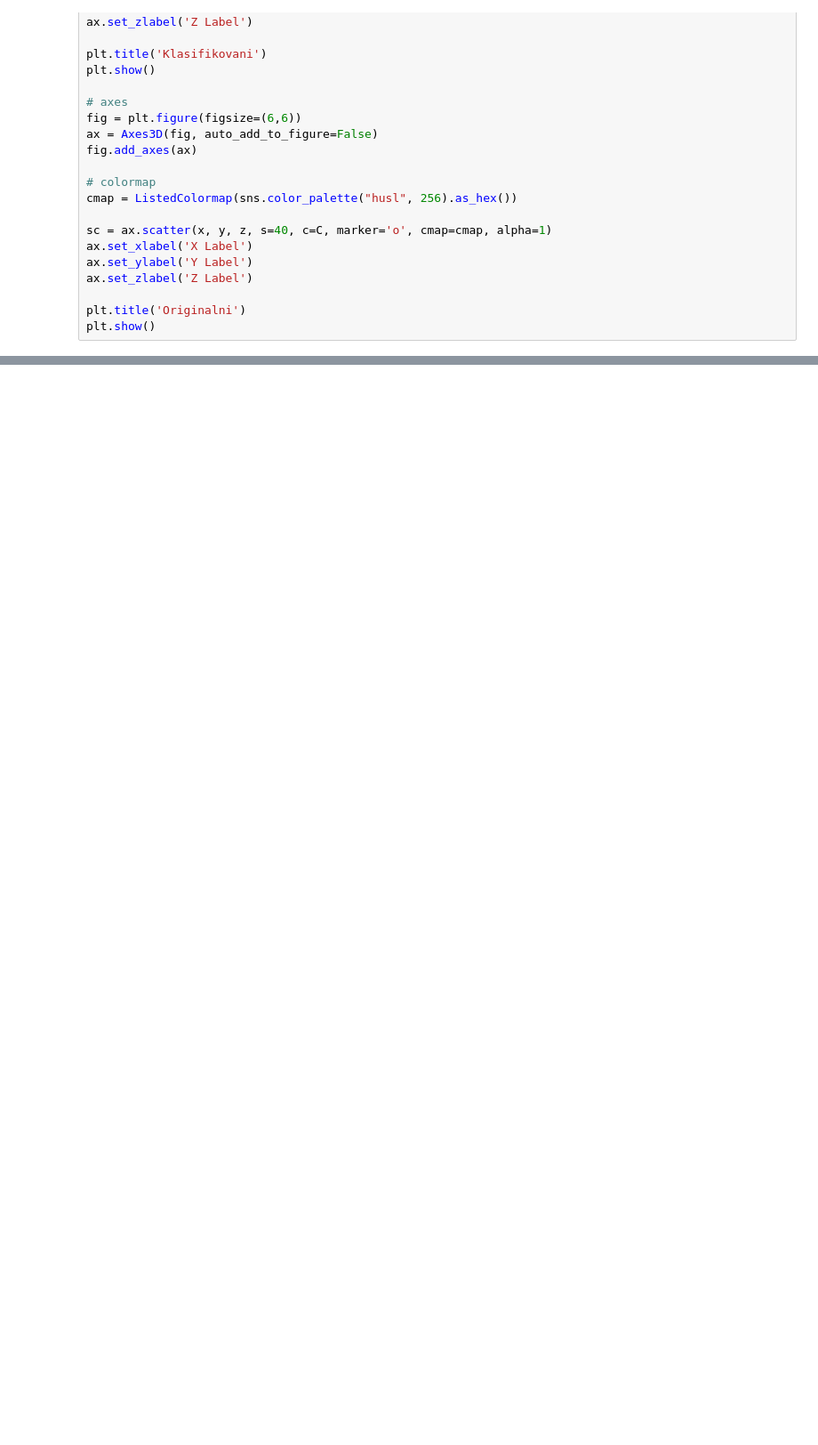
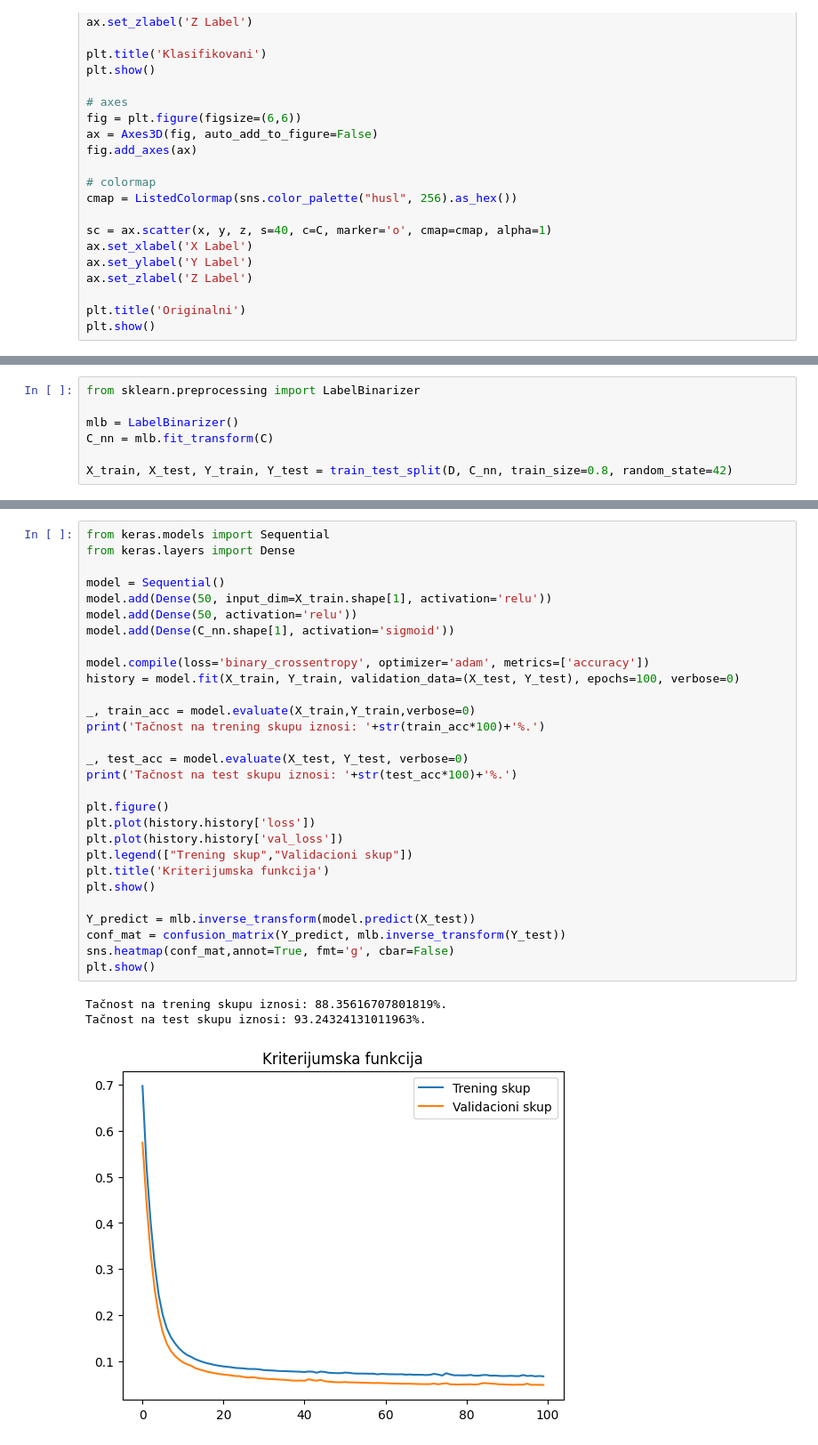
Before and after one commit to dyc0/SOM_projekat, a Jupyter notebook: main.ipynb, the cells around one changed output, grey strips where cells are left out. Shown: that part at 89% size. Drawn from its saved outputs; the diff is of its cells as text; blank space fills up the shorter version.

```diff
--- a/main.ipynb
+++ b/main.ipynb
@@ -370,0 +376,7 @@ plt.show()
+# %%
+from sklearn.preprocessing import LabelBinarizer
+
+mlb = LabelBinarizer()
+C_nn = mlb.fit_transform(C)
+
+X_train, X_test, Y_train, Y_test = train_test_split(D, C_nn, train_size=0.8, random_state=42)
@@ -370,0 +387,33 @@ plt.show()
+# %%
+from keras.models import Sequential
+from keras.layers import Dense
+
+model = Sequential()
+model.add(Dense(50, input_dim=X_train.shape[1], activation='relu'))
+model.add(Dense(50, activation='relu'))
+model.add(Dense(C_nn.shape[1], activation='sigmoid'))
+
+model.compile(loss='binary_crossentropy', optimizer='adam', metrics=['accuracy'])
+history = model.fit(X_train, Y_train, validation_data=(X_test, Y_test), epochs=100, verbose=0)
+
+_, train_acc = model.evaluate(X_train,Y_train,verbose=0)
+print('Tačnost na trening skupu iznosi: '+str(train_acc*100)+'%.')
+
+_, test_acc = model.evaluate(X_test, Y_test, verbose=0)
+print('Tačnost na test skupu iznosi: '+str(test_acc*100)+'%.')
+
+plt.figure()
+plt.plot(history.history['loss'])
+plt.plot(history.history['val_loss'])
+plt.legend(["Trening skup","Validacioni skup"])
+plt.title('Kriterijumska funkcija')
+plt.show()
+
+Y_predict = mlb.inverse_transform(model.predict(X_test))
+conf_mat = confusion_matrix(Y_predict, mlb.inverse_transform(Y_test))
+sns.heatmap(conf_mat,annot=True, fmt='g', cbar=False)
+plt.show()
+# %% [output]
+Tačnost na trening skupu iznosi: 88.35616707801819%.
+Tačnost na test skupu iznosi: 93.24324131011963%.
+[figure, added]
```
Also changed, not shown: parts of 18 cells of this notebook.
